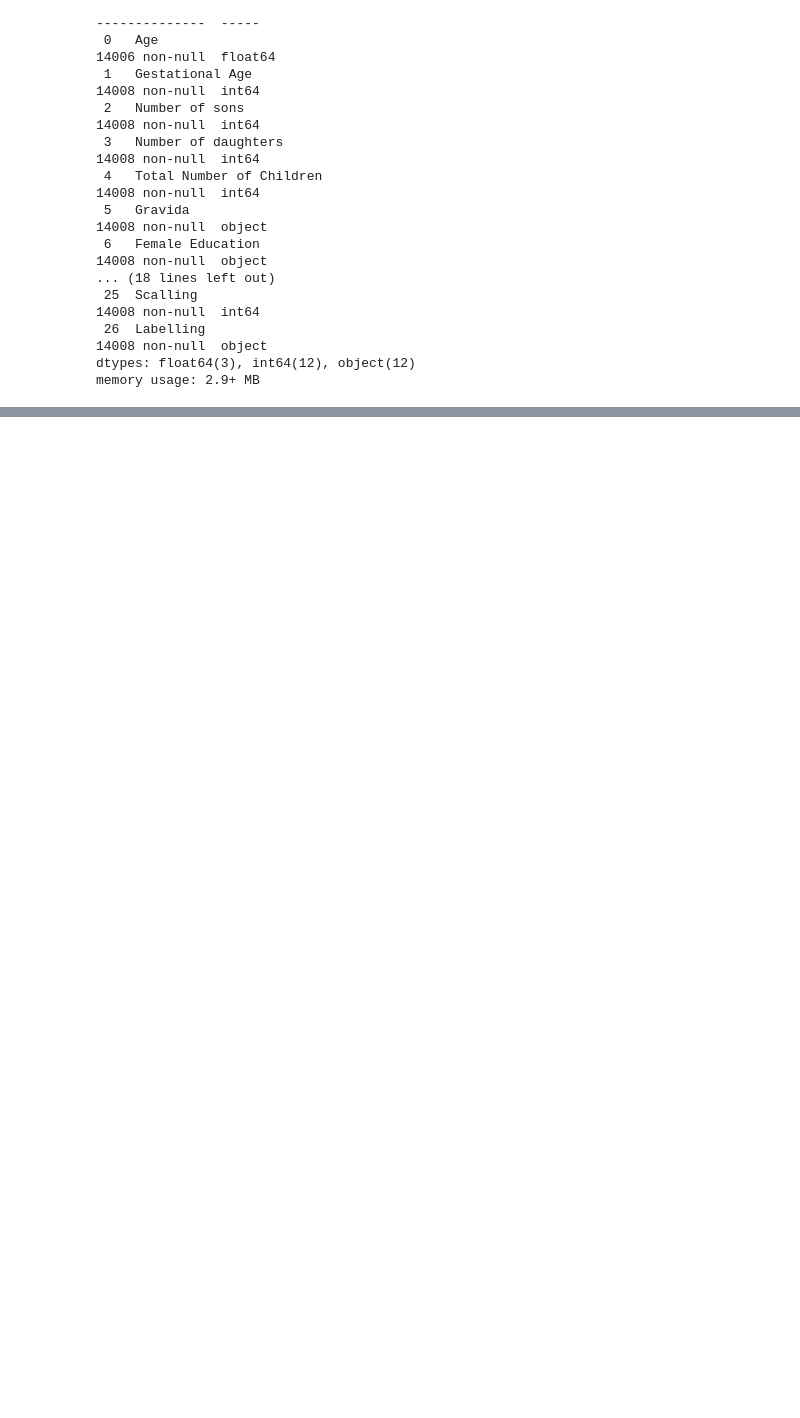
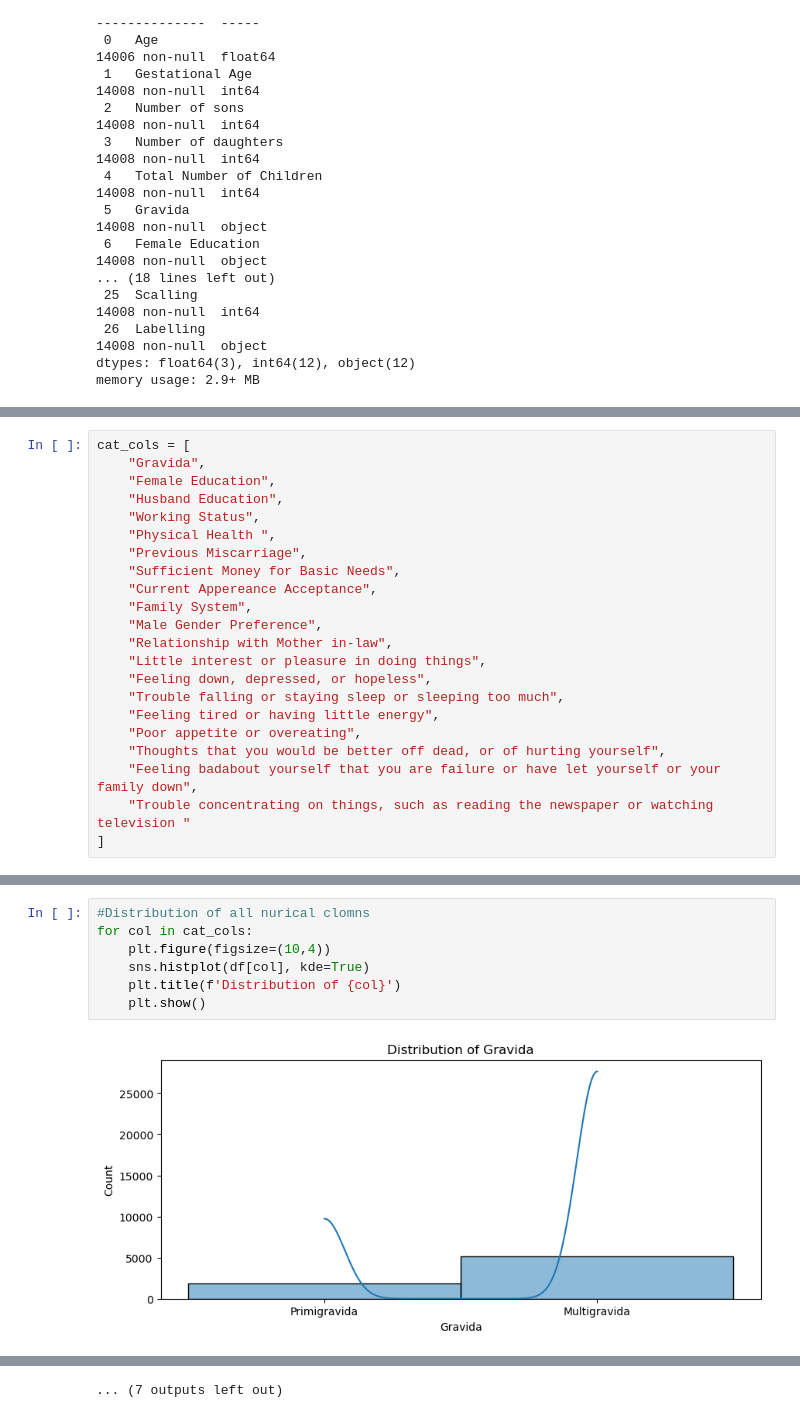
Before and after one commit to munircole/Predictive-Health-Monitoring-Model-for-Nursing-Mothers, a Jupyter notebook: postpartum-depression.ipynb, the cells around one changed output, grey strips where cells are left out. Drawn from its saved outputs; the diff is of its cells as text; blank space fills up the shorter version.

```diff
--- a/postpartum-depression.ipynb
+++ b/postpartum-depression.ipynb
@@ -78,0 +209,22 @@ memory usage: 2.9+ MB
+# %%
+cat_cols = [
+    "Gravida",
+    "Female Education",
+    "Husband Education",
+    "Working Status",
+    "Physical Health ",
+    "Previous Miscarriage",
+    "Sufficient Money for Basic Needs",
+    "Current Appereance Acceptance",
+    "Family System",
+    "Male Gender Preference",
+    "Relationship with Mother in-law",
+    "Little interest or pleasure in doing things",
+    "Feeling down, depressed, or hopeless",
+    "Trouble falling or staying sleep or sleeping too much",
+    "Feeling tired or having little energy",
+    "Poor appetite or overeating",
+    "Thoughts that you would be better off dead, or of hurting yourself",
+    "Feeling badabout yourself that you are failure or have let yourself or your family down",
+    "Trouble concentrating on things, such as reading the newspaper or watching television "
+]
@@ -78,0 +248,9 @@ memory usage: 2.9+ MB
+# %%
+#Distribution of all nurical clomns
+for col in cat_cols:
+    plt.figure(figsize=(10,4))
+    sns.histplot(df[col], kde=True)
+    plt.title(f'Distribution of {col}')
+    plt.show()
+# %% [output]
+[figure, added]
@@ -78,0 +268 @@ memory usage: 2.9+ MB
+... (7 outputs left out)
```
Also changed, not shown: parts of 59 cells of this notebook, 2 other files.
